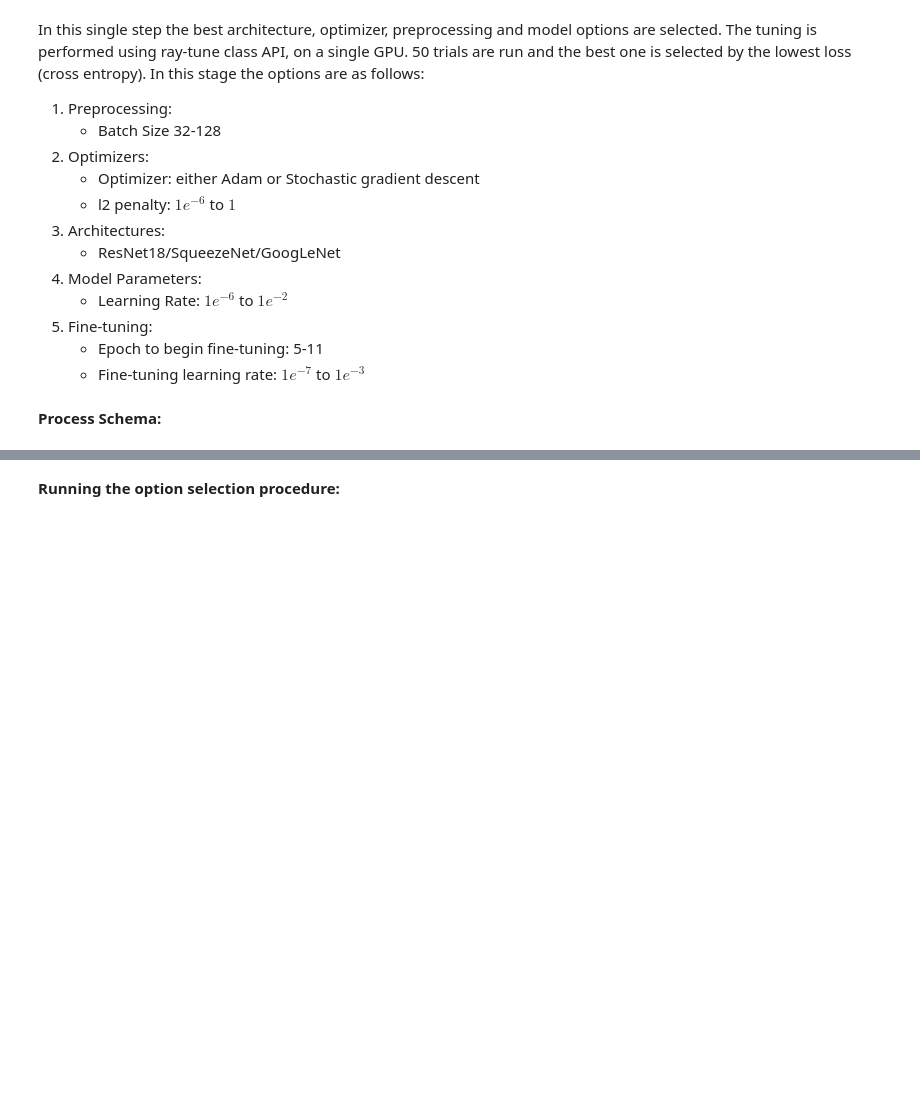
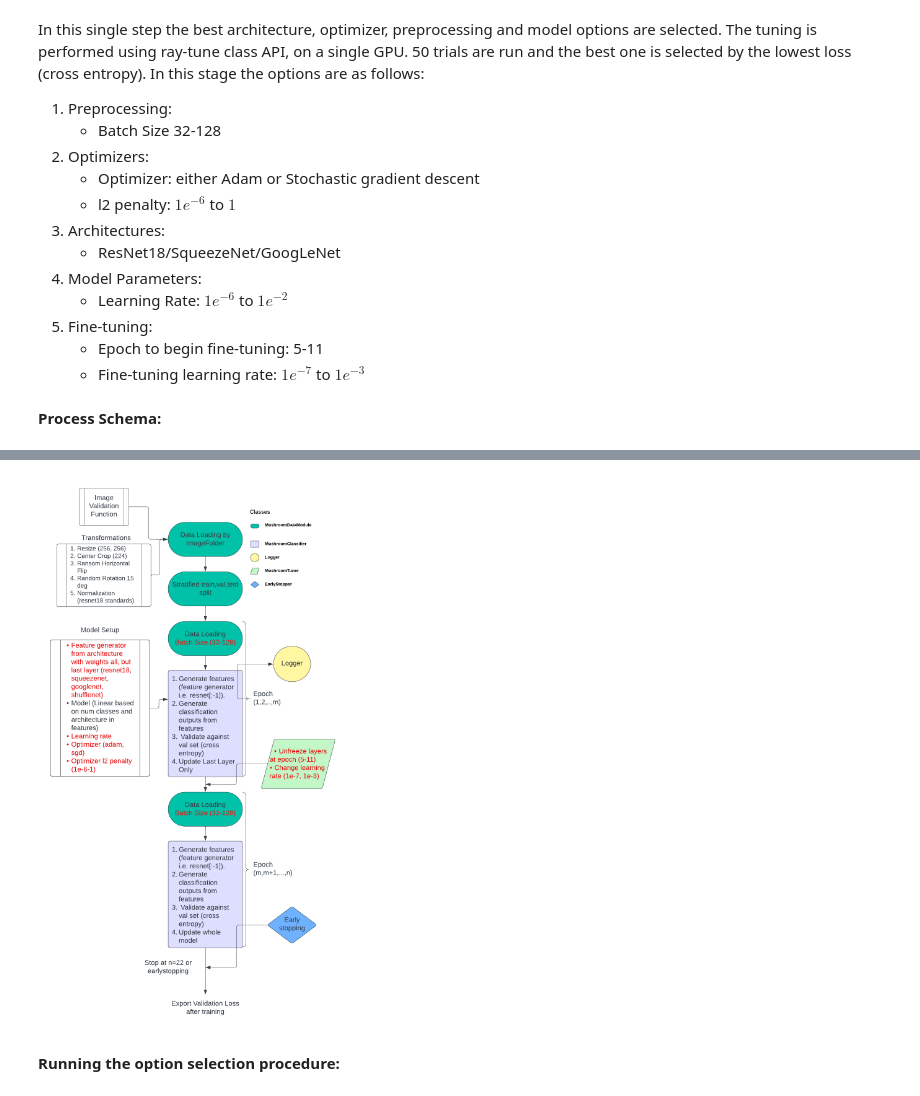
Before and after one commit to gediminas-skvarnavicius/mushroom-classifier, a Jupyter notebook: mushroom_analysis.ipynb, the cells around one changed output, grey strips where cells are left out. Drawn from its saved outputs; the diff is of its cells as text; code cells hidden in the pictures; blank space fills up the shorter version.

Commit message:
image display

```diff
--- a/mushroom_analysis.ipynb
+++ b/mushroom_analysis.ipynb
@@ -233,3 +232,7 @@ In this single step the best architecture, optimizer, preprocessing and model op
+# %%
+Image_display("temp/shroom_classfier.png")
+# %% [output]
+[figure, added]
 # %% [markdown]
 **Running the option selection procedure:**
 # %% [raw]
```
Also changed, not shown: parts of 4 cells of this notebook.
